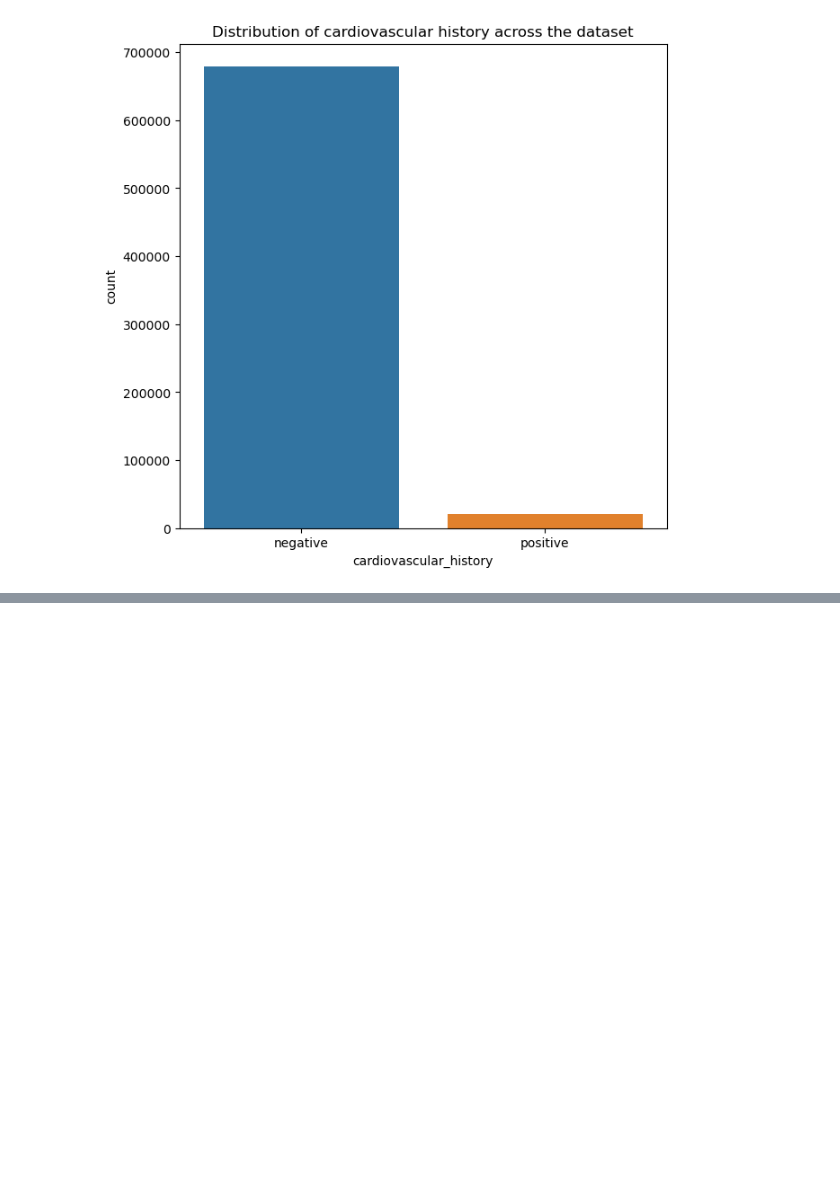
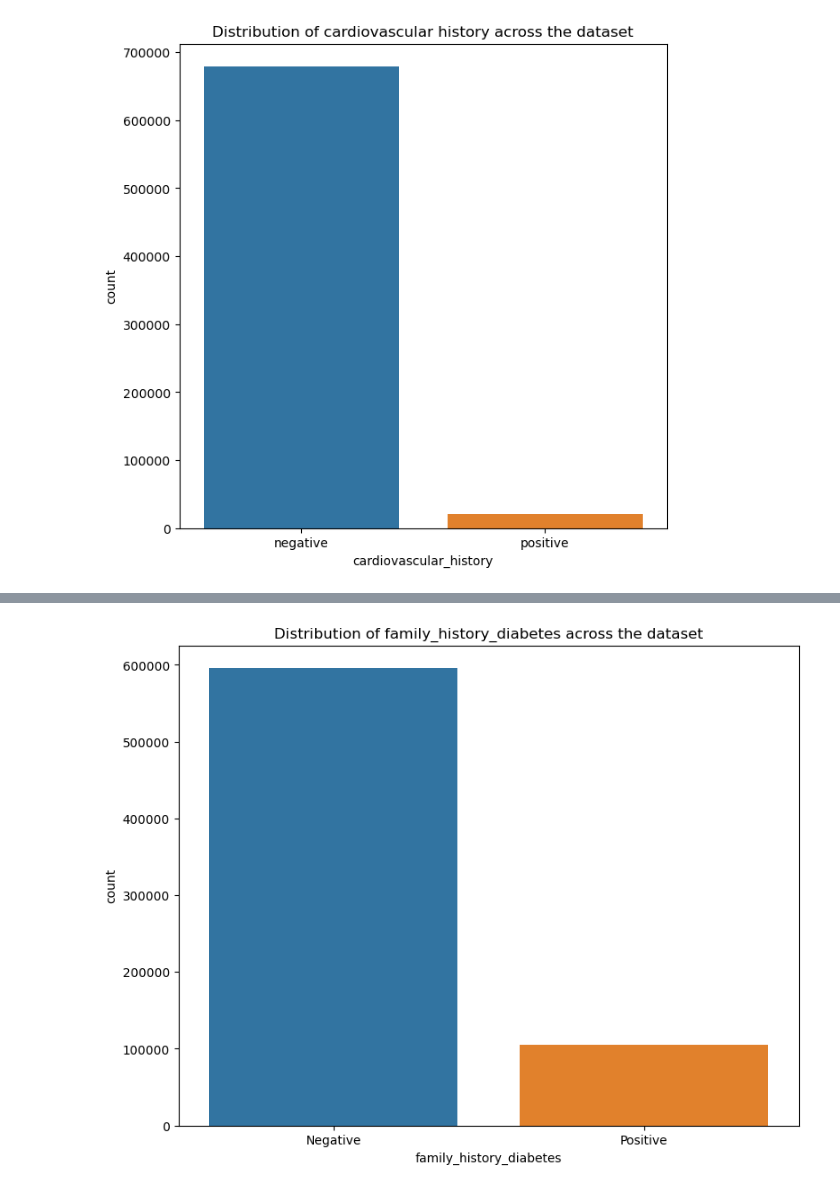
Before and after one commit to Gurmancheema/Diabetes-Prediction-Challenge, a Jupyter notebook: 2.Exploratory Data Analysis part1.ipynb, the cells around one changed output, grey strips where cells are left out. Saved outputs shown, nothing was run; the diff lists cells and outputs as text; code cells hidden in the pictures; blank space fills up the shorter version.

```diff
--- a/2.Exploratory Data Analysis.ipynb
+++ b/2.Exploratory Data Analysis part1.ipynb
@@ -317,0 +317,11 @@ plt.show()
+# %%
+mapping = {"0":"Negative","1":"Positive"}
+
+plt.figure(figsize=(9,7))
+ax=sb.countplot(data=binary_df,x=binary_df['family_history_diabetes'])\
+
+ax.set_xticklabels(mapping[x.get_text()] for x in ax.get_xticklabels())
+plt.title("Distribution of family_history_diabetes across the dataset")
+plt.show()
+# %% [output]
+[figure, added]
```
Also changed, not shown: parts of 15 cells of this notebook.
